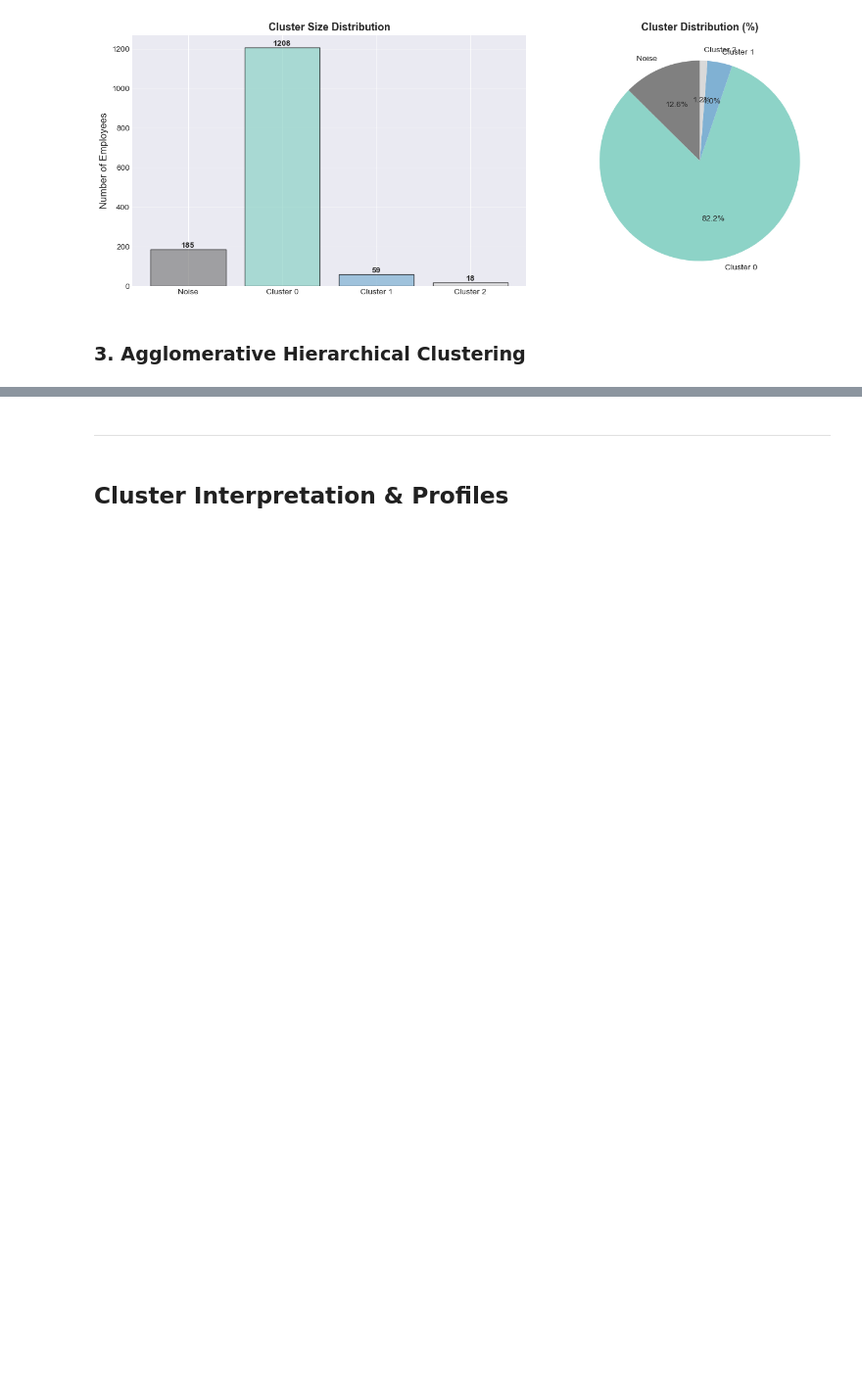
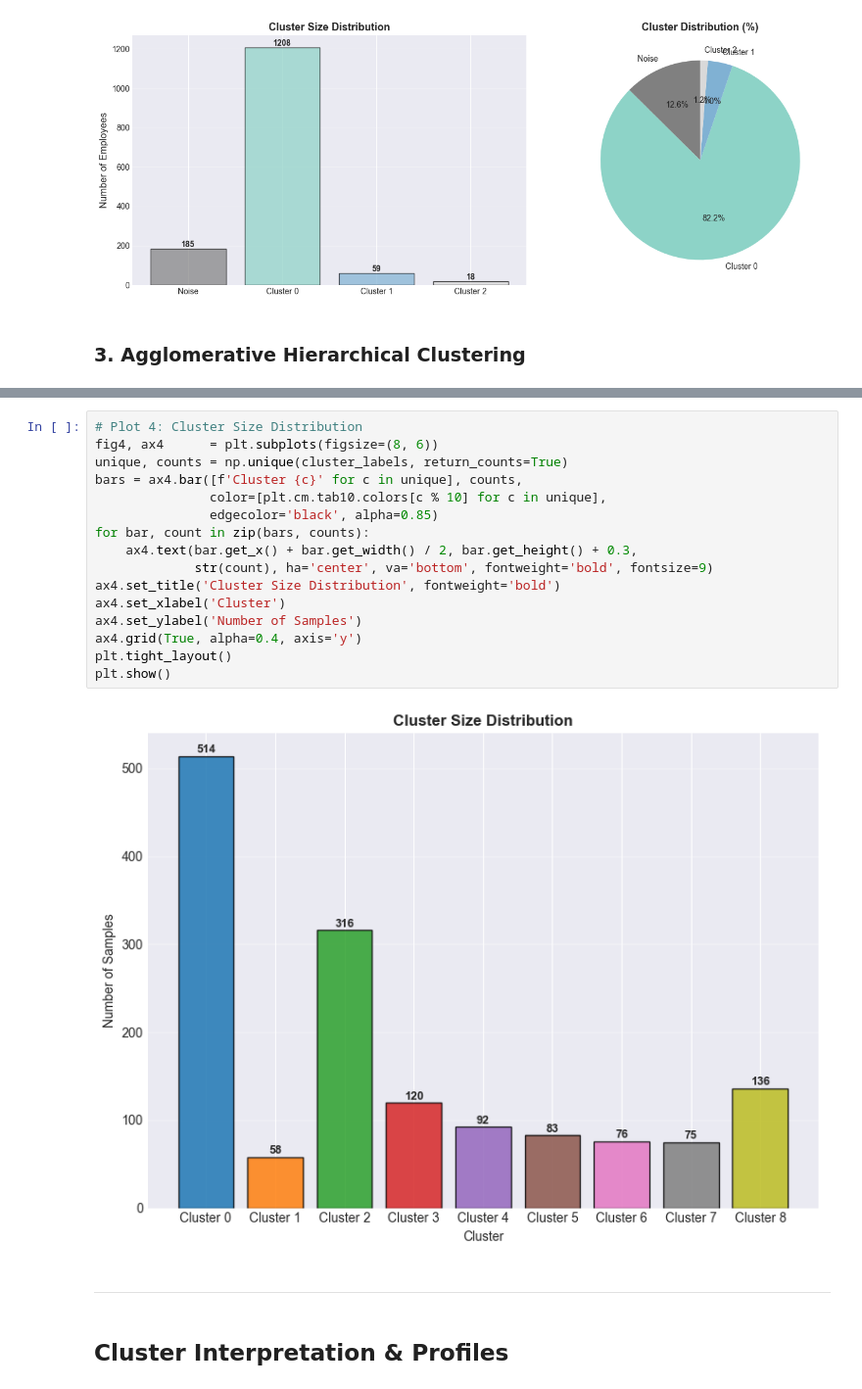
Before and after one commit to K0alaxy/SWE485-G2-Phase1, a Jupyter notebook: Phase2_Unsupervised_Learning.ipynb, the cells around one changed output, grey strips where cells are left out. Shown at 98% size. Drawn from its saved outputs; the diff is of its cells as text; blank space fills up the shorter version.

```diff
--- a/Phase2_Unsupervised_Learning.ipynb
+++ b/Phase2_Unsupervised_Learning.ipynb
@@ -736,3 +936,21 @@ plt.show()
+# %%
+# Plot 4: Cluster Size Distribution
+fig4, ax4      = plt.subplots(figsize=(8, 6))
+unique, counts = np.unique(cluster_labels, return_counts=True)
+bars = ax4.bar([f'Cluster {c}' for c in unique], counts,
+               color=[plt.cm.tab10.colors[c % 10] for c in unique],
+               edgecolor='black', alpha=0.85)
+for bar, count in zip(bars, counts):
+    ax4.text(bar.get_x() + bar.get_width() / 2, bar.get_height() + 0.3,
+             str(count), ha='center', va='bottom', fontweight='bold', fontsize=9)
+ax4.set_title('Cluster Size Distribution', fontweight='bold')
+ax4.set_xlabel('Cluster')
+ax4.set_ylabel('Number of Samples')
+ax4.grid(True, alpha=0.4, axis='y')
+plt.tight_layout()
+plt.show()
+# %% [output]
+[figure, added]
 # %% [markdown]
 ---
 # %% [markdown]
```
Also changed, not shown: parts of 15 cells of this notebook.
